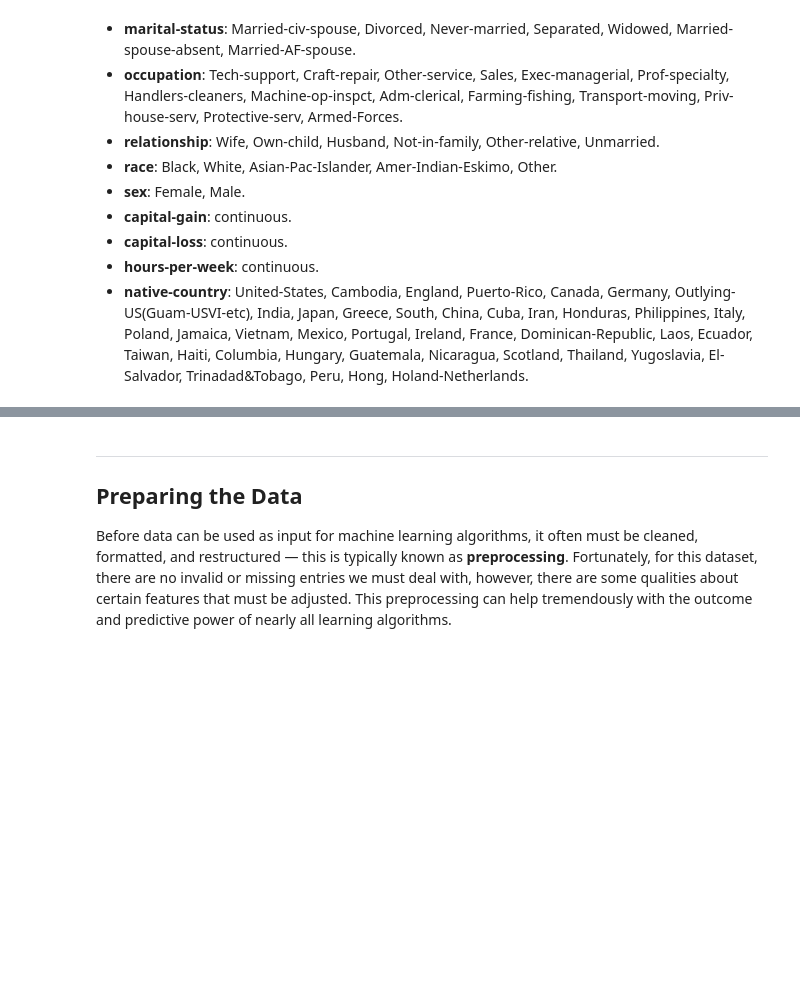
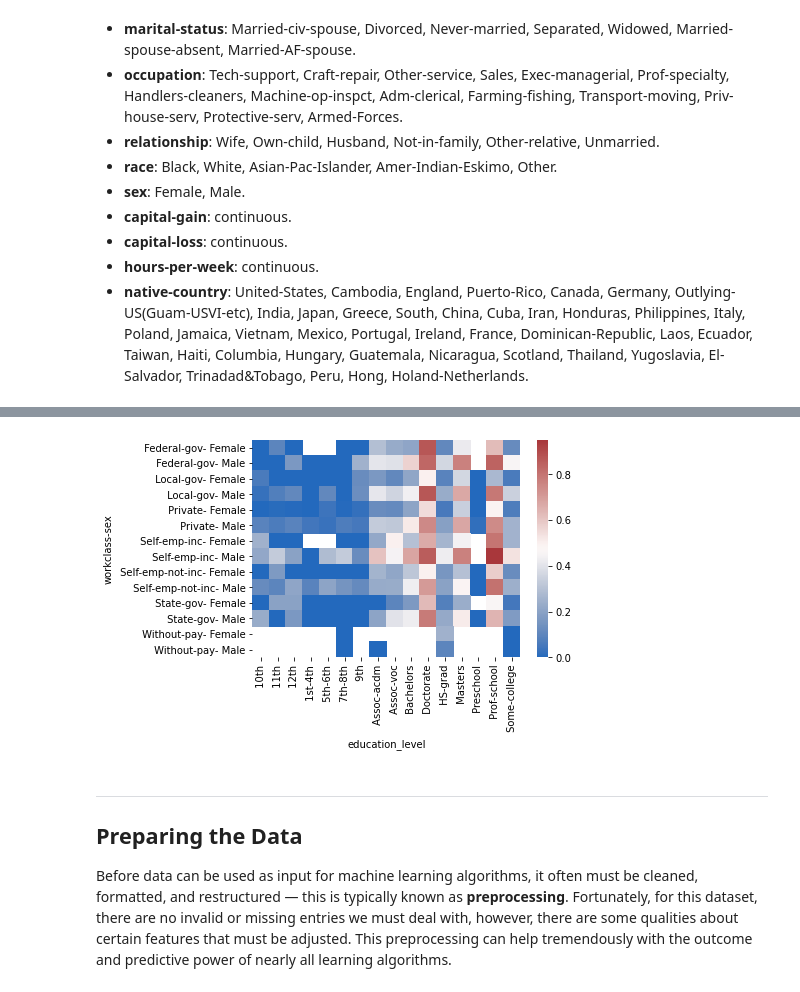
Before and after one commit to yufrances90/Finding-Donors-for-CharityML, a Jupyter notebook: finding_donors_1.ipynb, the cells around one changed output, grey strips where cells are left out. Cells and saved outputs as stored; diff of their text form; code cells hidden in the pictures; blank space fills up the shorter version.

```diff
--- a/finding_donors_1.ipynb
+++ b/finding_donors_1.ipynb
@@ -72,3 +113,14 @@ Percentage of individuals making more than $50,000: 24.78439697492371%
+# %%
+heatmap1_data = pd.pivot_table(data_tmp, values='income',
+                     index=['workclass', 'sex'],
+                     columns='education_level')
+
+
+sns.heatmap(heatmap1_data, cmap="vlag")
+
+plt.show()
+# %% [output]
+[figure, added]
 # %% [markdown]
 ----
 ## Preparing the Data
```
Also changed, not shown: parts of 13 cells of this notebook, 1 other file.
